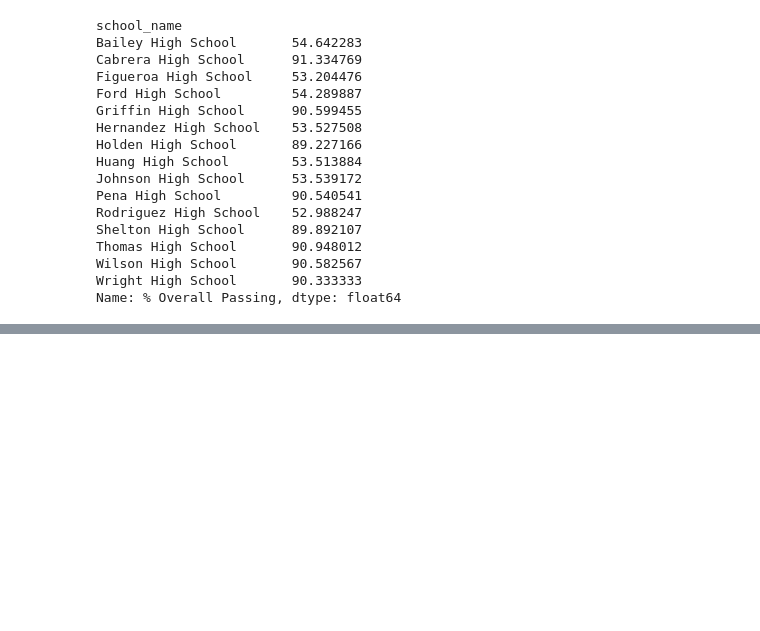
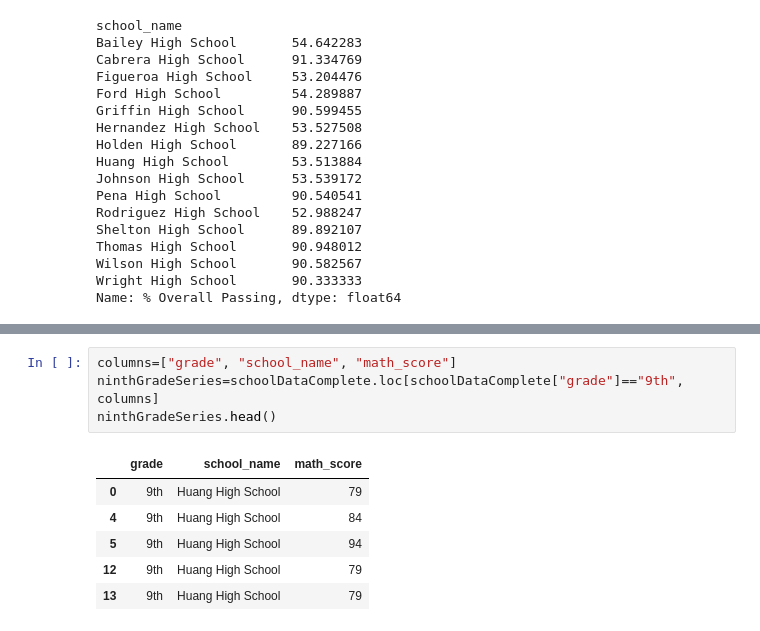
Before and after one commit to youngcourtcourt/pandas-challenge, a Jupyter notebook: PyCitySchools/PyCitySchools.ipynb, the cells around one changed output, grey strips where cells are left out. Cells and saved outputs as stored; diff of their text form; blank space fills up the shorter version.

Commit message:
Making progress on math scores by grade

```diff
--- a/PyCitySchools/PyCitySchools.ipynb
+++ b/PyCitySchools/PyCitySchools.ipynb
@@ -361,0 +372,11 @@ schoolSummaryDf.sort_values(["% Overall Passing"]).head()
+# %%
+columns=["grade", "school_name", "math_score"]
+ninthGradeSeries=schoolDataComplete.loc[schoolDataComplete["grade"]=="9th", columns]
+ninthGradeSeries.head()
+# %% [output]
+|  | grade | school_name | math_score |
+| 0 | 9th | Huang High School | 79 |
+| 4 | 9th | Huang High School | 84 |
+| 5 | 9th | Huang High School | 94 |
+| 12 | 9th | Huang High School | 79 |
+| 13 | 9th | Huang High School | 79 |
```
Also changed, not shown: parts of 6 cells of this notebook.
